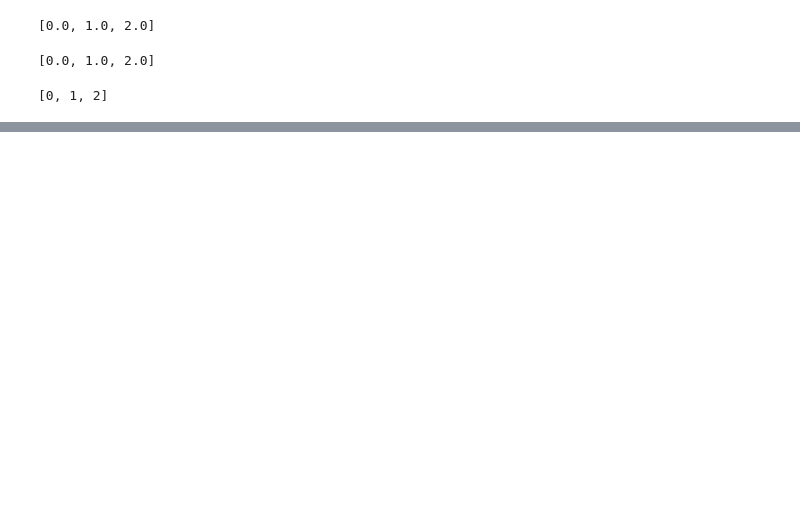
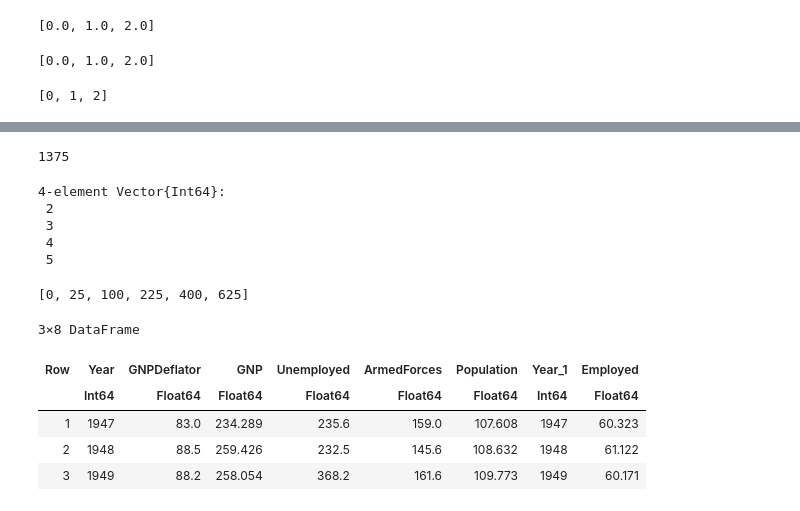
Before and after one commit to mantzaris/JuliaLang_Yeah_Yeah_Yeah, a Jupyter notebook: 01Syntax/05HigherOrderFns.ipynb, the cells around one changed output, grey strips where cells are left out. Saved outputs shown, nothing was run; the diff lists cells and outputs as text; code cells hidden in the pictures; blank space fills up the shorter version.

```diff
--- a/01Syntax/05HigherOrderFns.ipynb
+++ b/01Syntax/05HigherOrderFns.ipynb
@@ -195,0 +213,6 @@ filter( x -> x > 0.5, rand(4,4) )
+# %%
+vec_new = mapreduce(x -> x^2, (a,b) -> a+b, vec_data_1)
+
+print( vec_new )
+# %% [output]
+1375
@@ -195,0 +221,14 @@ filter( x -> x > 0.5, rand(4,4) )
+# %%
+addprocs(4)  # Adds 4 worker processes
+# %% [output]
+4-element Vector{Int64}:
+ 2
+ 3
+ 4
+ 5
+# %%
+vec_new = pmap(x -> x^2, vec_data_1)
+
+print( vec_new )
+# %% [output]
+[0, 25, 100, 225, 400, 625]
@@ -195,0 +237,10 @@ filter( x -> x > 0.5, rand(4,4) )
+# %%
+air_passengers = dataset("datasets", "longley");
+air_passengers[1:3,:]
+# %% [output]
+3×8 DataFrame
+| Row | Year | GNPDeflator | GNP | Unemployed | ArmedForces | Population | Year_1 | Employed |
+|  | Int64 | Float64 | Float64 | Float64 | Float64 | Float64 | Int64 | Float64 |
+| 1 | 1947 | 83.0 | 234.289 | 235.6 | 159.0 | 107.608 | 1947 | 60.323 |
+| 2 | 1948 | 88.5 | 259.426 | 232.5 | 145.6 | 108.632 | 1948 | 61.122 |
+| 3 | 1949 | 88.2 | 258.054 | 368.2 | 161.6 | 109.773 | 1949 | 60.171 |
```
Also changed, not shown: parts of 12 cells of this notebook.
